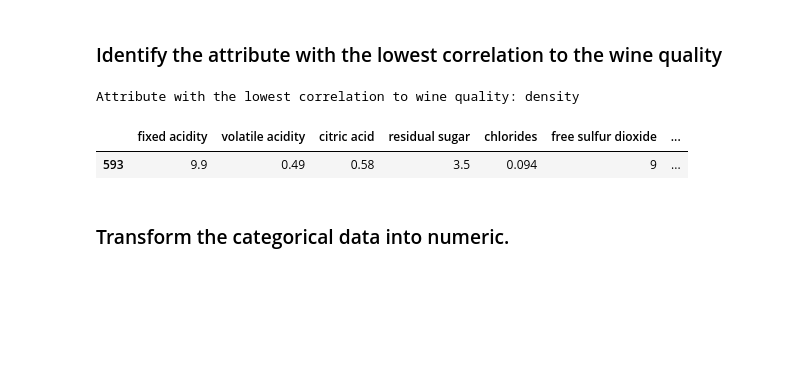
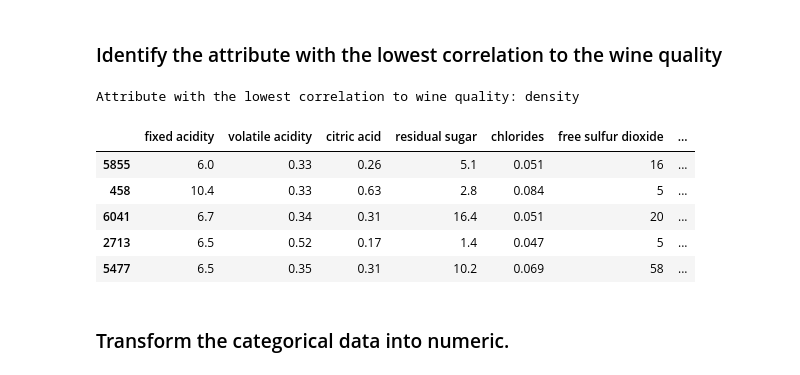
Before and after one commit to cph-oo221/Dat4-BI-MP2, a Jupyter notebook: wine.ipynb, the cells around one changed output. Drawn from its saved outputs; the diff is of its cells as text; code cells hidden in the pictures; blank space fills up the shorter version.

```diff
--- a/wine.ipynb
+++ b/wine.ipynb
@@ -611,10 +591,14 @@ Attribute with the lowest correlation to wine quality: density
 # %%
 # Remove the column with the lowest correlation to wine quality
 data_filtered = combined_df.drop(lowest_corr_attribute, axis=1)
-data_filtered.sample()
+data_filtered.sample(5)
 # %% [output]
 |  | fixed acidity | volatile acidity | citric acid | residual sugar | chlorides | free sulfur dioxide | ... |
-| 593 | 9.9 | 0.49 | 0.58 | 3.5 | 0.094 | 9 | ... |
+| 5855 | 6.0 | 0.33 | 0.26 | 5.1 | 0.051 | 16 | ... |
+| 458 | 10.4 | 0.33 | 0.63 | 2.8 | 0.084 | 5 | ... |
+| 6041 | 6.7 | 0.34 | 0.31 | 16.4 | 0.051 | 20 | ... |
+| 2713 | 6.5 | 0.52 | 0.17 | 1.4 | 0.047 | 5 | ... |
+| 5477 | 6.5 | 0.35 | 0.31 | 10.2 | 0.069 | 58 | ... |
 # %% [markdown]
 ### Transform the categorical data into numeric.
 # %%
```
Also changed, not shown: parts of 28 cells of this notebook.
